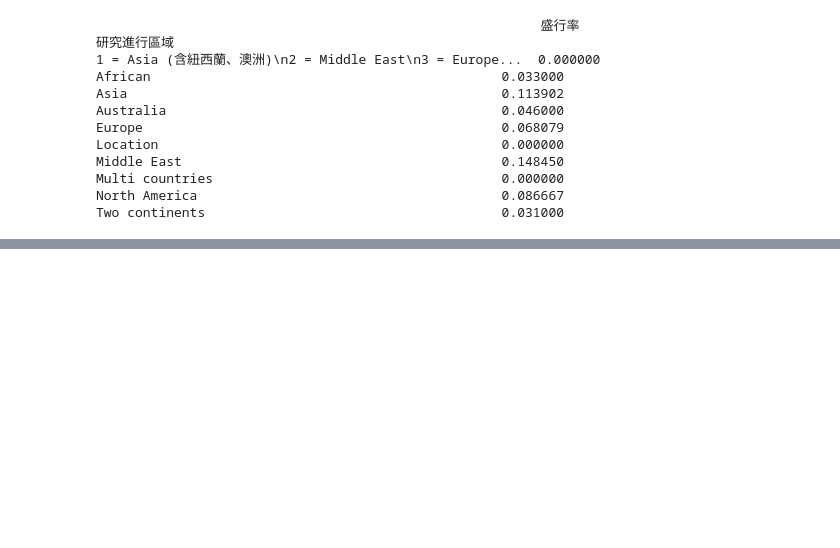
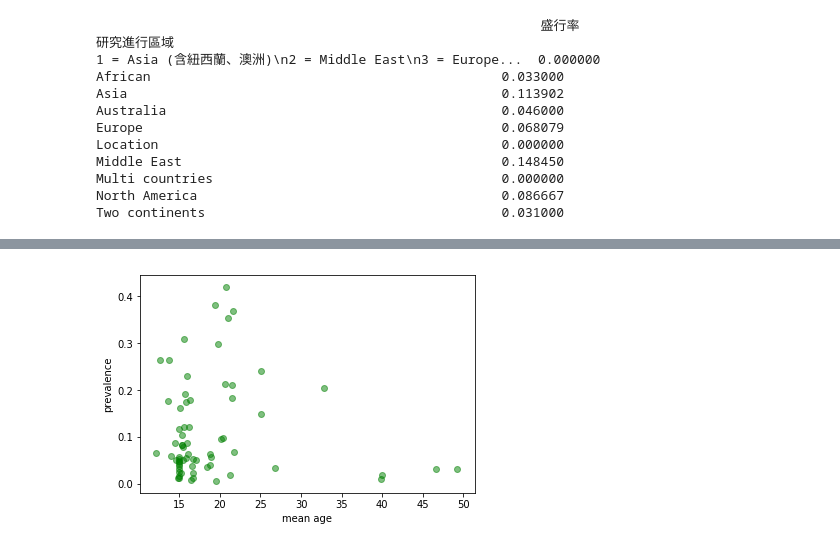
Before and after one commit to tyllersun/Tyller-for-data-science, a Jupyter notebook: cyber_psycology.ipynb, the cells around one changed output, grey strips where cells are left out. Drawn from its saved outputs; the diff is of its cells as text; code cells hidden in the pictures; blank space fills up the shorter version.

```diff
--- a/cyber_psycology.ipynb
+++ b/cyber_psycology.ipynb
@@ -186,0 +187,4 @@ plt.show()
+# %%
+new_data=pd.read_excel("/Users/tyllersun/Desktop/2019網路心理學-fin.xlsx")
+new_data=pd.DataFrame(new_data)
+print(new_data.head())
@@ -186,0 +230,3 @@ plt.show()
+# %%
+new_data=new_data.dropna(subset=["盛行率","平均年齡"])
+print(new_data["盛行率"])
@@ -186,0 +251,72 @@ plt.show()
+# %%
+#print(new_data["盛行率"])
+def delete_data(a,b):
+    for i in range(len(a)):
+        try:
+            #print(a[i],b[i])
+            if a[i]==0 or b[i]==0:
+                del a[i]
+                del b[i]
+        except:
+            continue
+    return a,b
+
+def whole_number_age(a):
+    number=""
+    for i in range(len(a)):
+        number=number+str(a[i])
+    #print(number)
+    try:
+        number=float(number)
+    except:
+        return 0
+    return number
+
+def whole_number(a):
+    number=""
+    for i in range(len(a)):
+        number=number+str(a[i])
+    #print(number)
+    try:
+        number=float(number)
+    except:
+        return 0
+    if number>=1:
+        number=0
+    #print(number)
+    return number
+
+for i in range(len(new_data["盛行率"])):
+    try:
+        new_data["盛行率"][i]=str(new_data["盛行率"][i]).split("%")[0]
+        new_data["盛行率"][i]=filter(lambda ch: ch in '0123456789.',new_data["盛行率"][i])
+        new_data["盛行率"][i]=whole_number(list(new_data["盛行率"][i]))
+        #print(new_data["盛行率"][i])
+    except:
+        continue
+    #print(new_data["盛行率"][i])
+#print(data["盛行率"])
+for i in range(len(new_data["平均年齡"])):
+    try:
+        new_data["平均年齡"][i]=str(new_data["平均年齡"][i])
+        new_data["平均年齡"][i]=filter(lambda ch: ch in '0123456789.',new_data["平均年齡"][i])
+        new_data["平均年齡"][i]=whole_number_age(list(new_data["平均年齡"][i]))
+    except:
+        continue
+#print(new_ticks)
+a,b=delete_data(new_data["平均年齡"],new_data["盛行率"])
+#print(a,b)
+#print(new_data["平均年齡"])
+fig = plt.figure()
+ax = plt.subplot()
+for i in range(len(a)):
+    try:
+        #print(a[i],b[i])
+        ax.scatter(a[i],b[i],c='green',alpha=0.5)
+
+    except:
+        #print(a[i],b[i])
+        continue
+ax.set_ylabel('prevalence')
+ax.set_xlabel("mean age")
+# %% [output]
@@ -186,0 +324 @@ plt.show()
+[figure, added]
```
Also changed, not shown: parts of 14 cells of this notebook.
